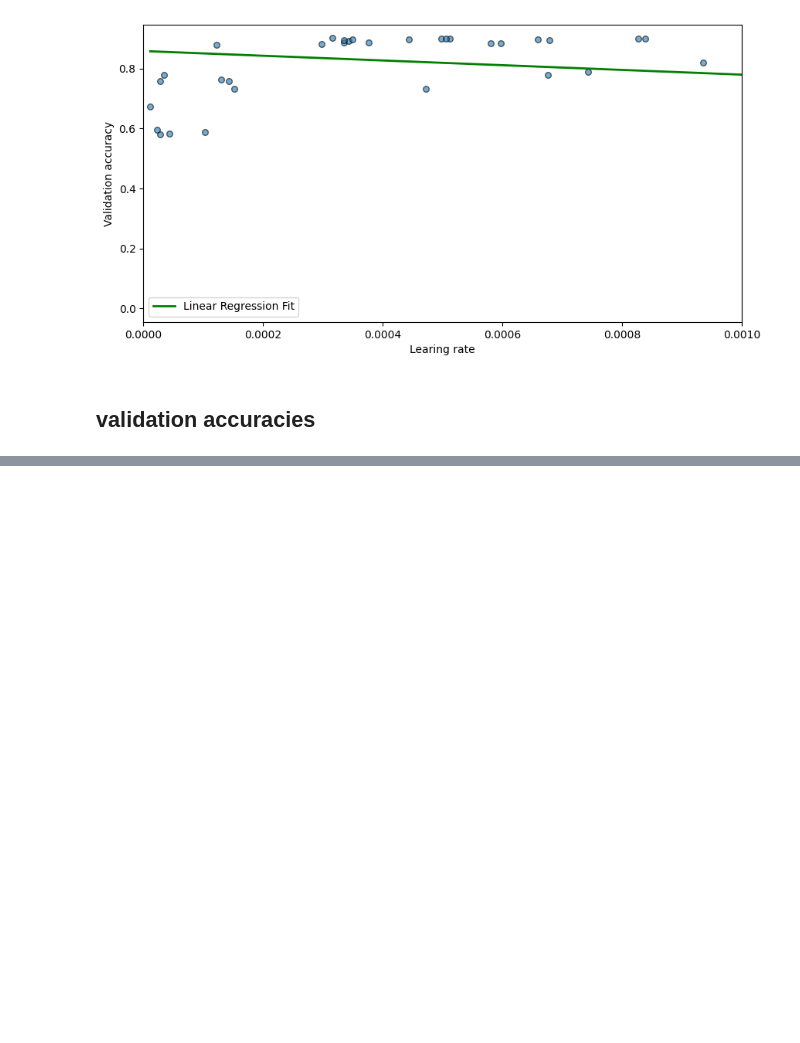
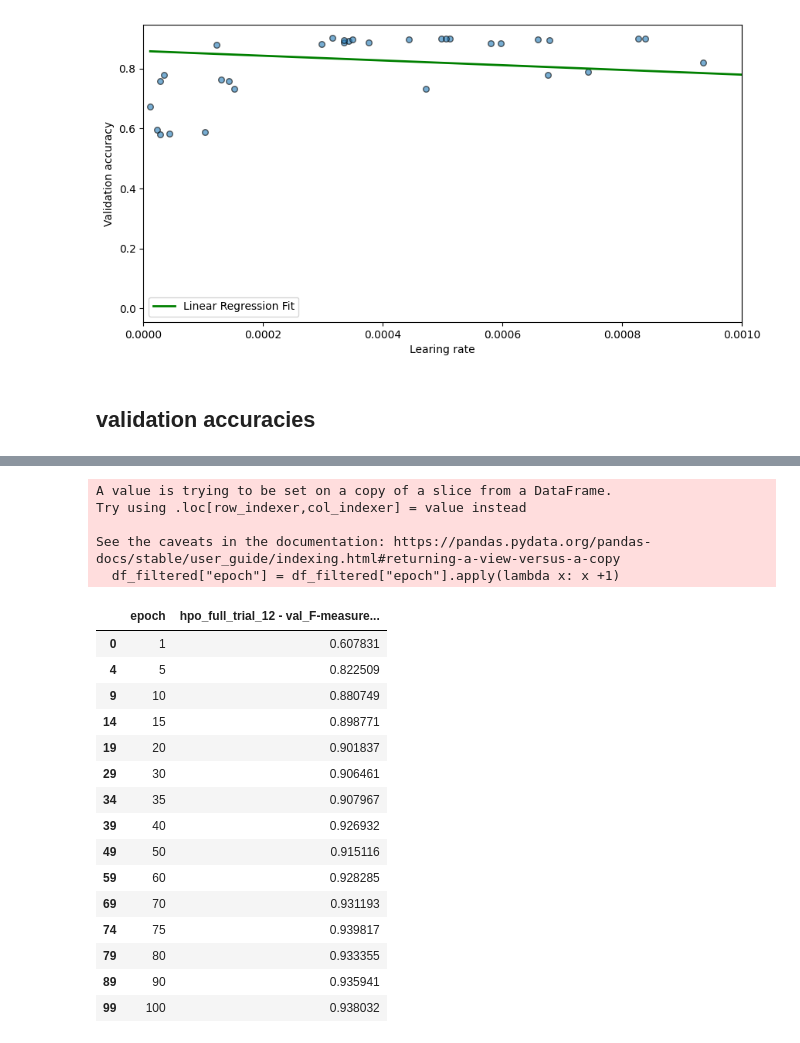
Before and after one commit to PulyaPolya/beat_this, a Jupyter notebook: results_evaluation.ipynb, the cells around one changed output, grey strips where cells are left out. Cells and saved outputs as stored; diff of their text form; code cells hidden in the pictures; blank space fills up the shorter version.

```diff
--- a/results_evaluation.ipynb
+++ b/results_evaluation.ipynb
@@ -1346,0 +1376,27 @@ result
+# %%
+epochs = np.array([ 1, 5, 10, 15, 20, 30, 35, 40, 50, 60, 70, 75, 80, 90, 100] )-1
+df_filtered = df[df["epoch"].isin( epochs)]
+df_filtered["epoch"] = df_filtered["epoch"].apply(lambda x: x +1)
+df_filtered
+# %% [output]
+A value is trying to be set on a copy of a slice from a DataFrame.
+Try using .loc[row_indexer,col_indexer] = value instead
+
+See the caveats in the documentation: https://pandas.pydata.org/pandas-docs/stable/user_guide/indexing.html#returning-a-view-versus-a-copy
+  df_filtered["epoch"] = df_filtered["epoch"].apply(lambda x: x +1)
+|  | epoch | hpo_full_trial_12 - val_F-measure... |
+| 0 | 1 | 0.607831 |
+| 4 | 5 | 0.822509 |
+| 9 | 10 | 0.880749 |
+| 14 | 15 | 0.898771 |
+| 19 | 20 | 0.901837 |
+| 29 | 30 | 0.906461 |
+| 34 | 35 | 0.907967 |
+| 39 | 40 | 0.926932 |
+| 49 | 50 | 0.915116 |
+| 59 | 60 | 0.928285 |
+| 69 | 70 | 0.931193 |
+| 74 | 75 | 0.939817 |
+| 79 | 80 | 0.933355 |
+| 89 | 90 | 0.935941 |
+| 99 | 100 | 0.938032 |
```
Also changed, not shown: parts of 3 cells of this notebook, 1 other file.
